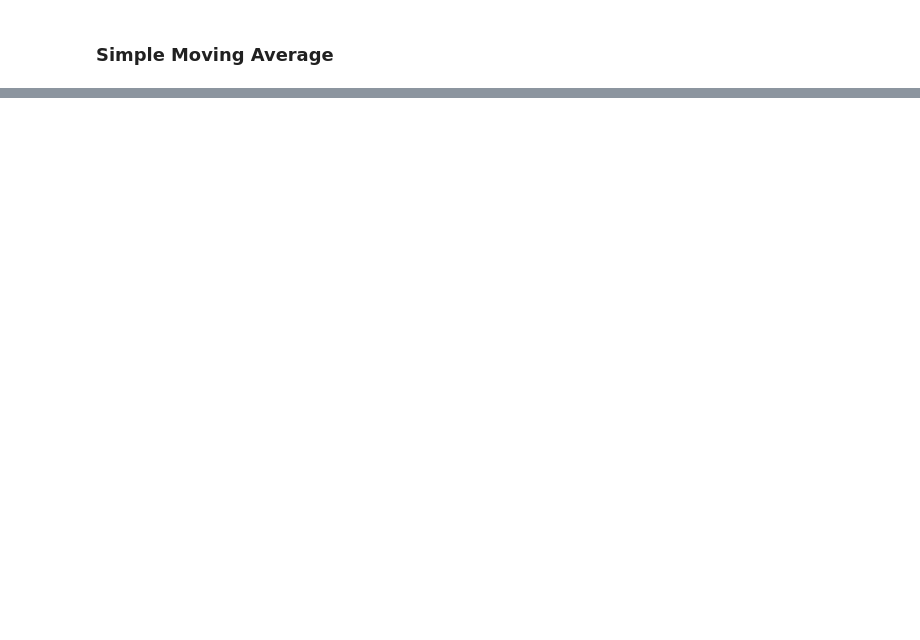
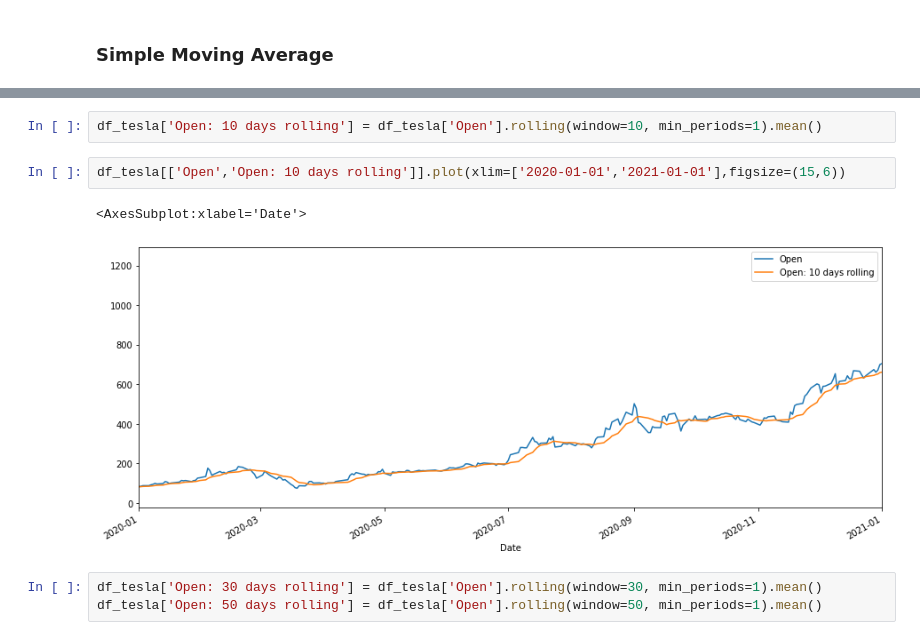
Before and after one commit to siddartha-10/EDA-TimeSeriesData2, a Jupyter notebook: EDA-TimeSeries2.ipynb, the cells around one changed output, grey strips where cells are left out. Cells and saved outputs as stored; diff of their text form; blank space fills up the shorter version.

```diff
--- a/EDA-TimeSeries2.ipynb
+++ b/EDA-TimeSeries2.ipynb
@@ -25,0 +31,10 @@ df_tesla
+# %%
+df_tesla['Open: 10 days rolling'] = df_tesla['Open'].rolling(window=10, min_periods=1).mean()
+# %%
+df_tesla[['Open','Open: 10 days rolling']].plot(xlim=['2020-01-01','2021-01-01'],figsize=(15,6))
+# %% [output]
+<AxesSubplot:xlabel='Date'>
+[figure, added]
+# %%
+df_tesla['Open: 30 days rolling'] = df_tesla['Open'].rolling(window=30, min_periods=1).mean()
+df_tesla['Open: 50 days rolling'] = df_tesla['Open'].rolling(window=50, min_periods=1).mean()
```
Also changed, not shown: parts of 6 cells of this notebook.
